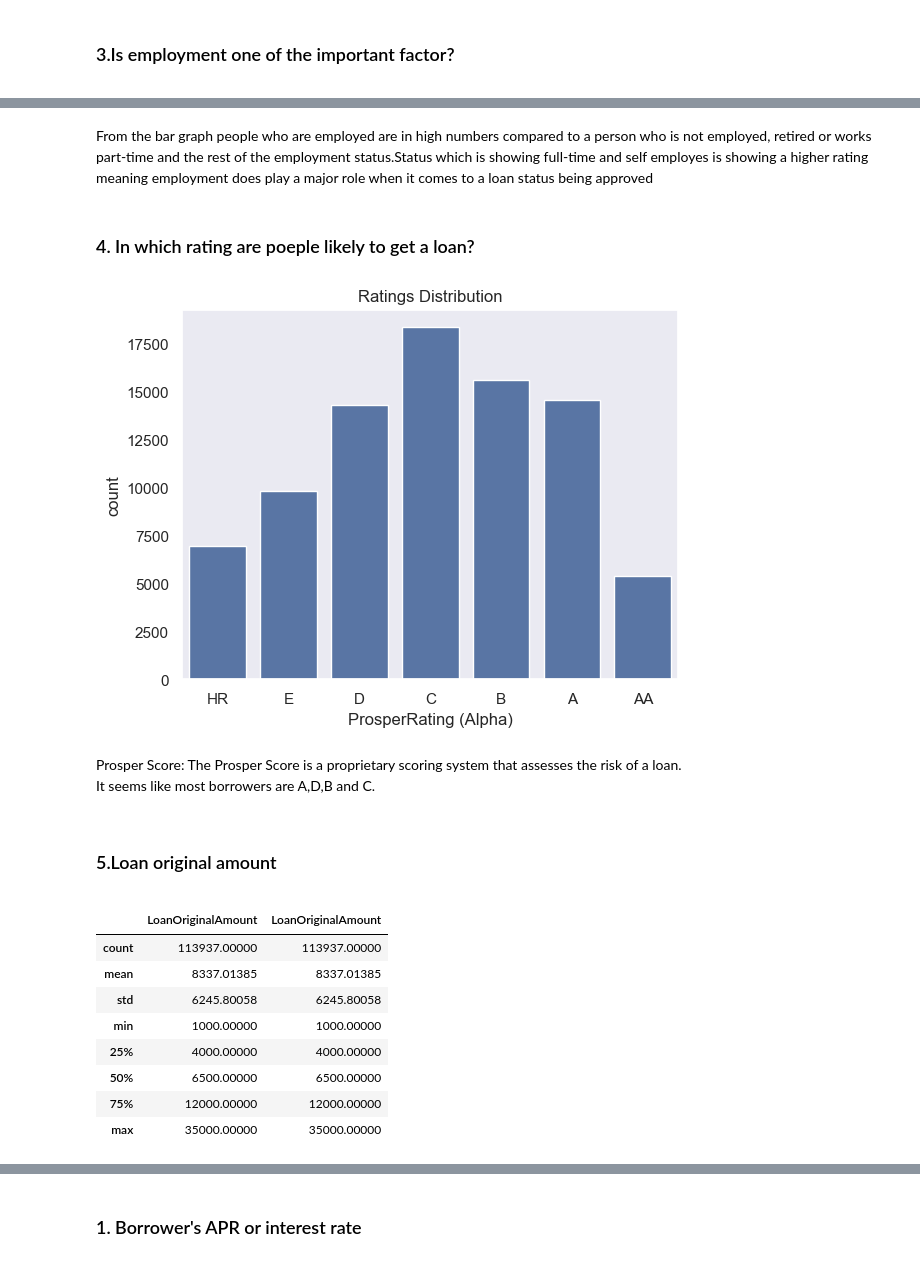
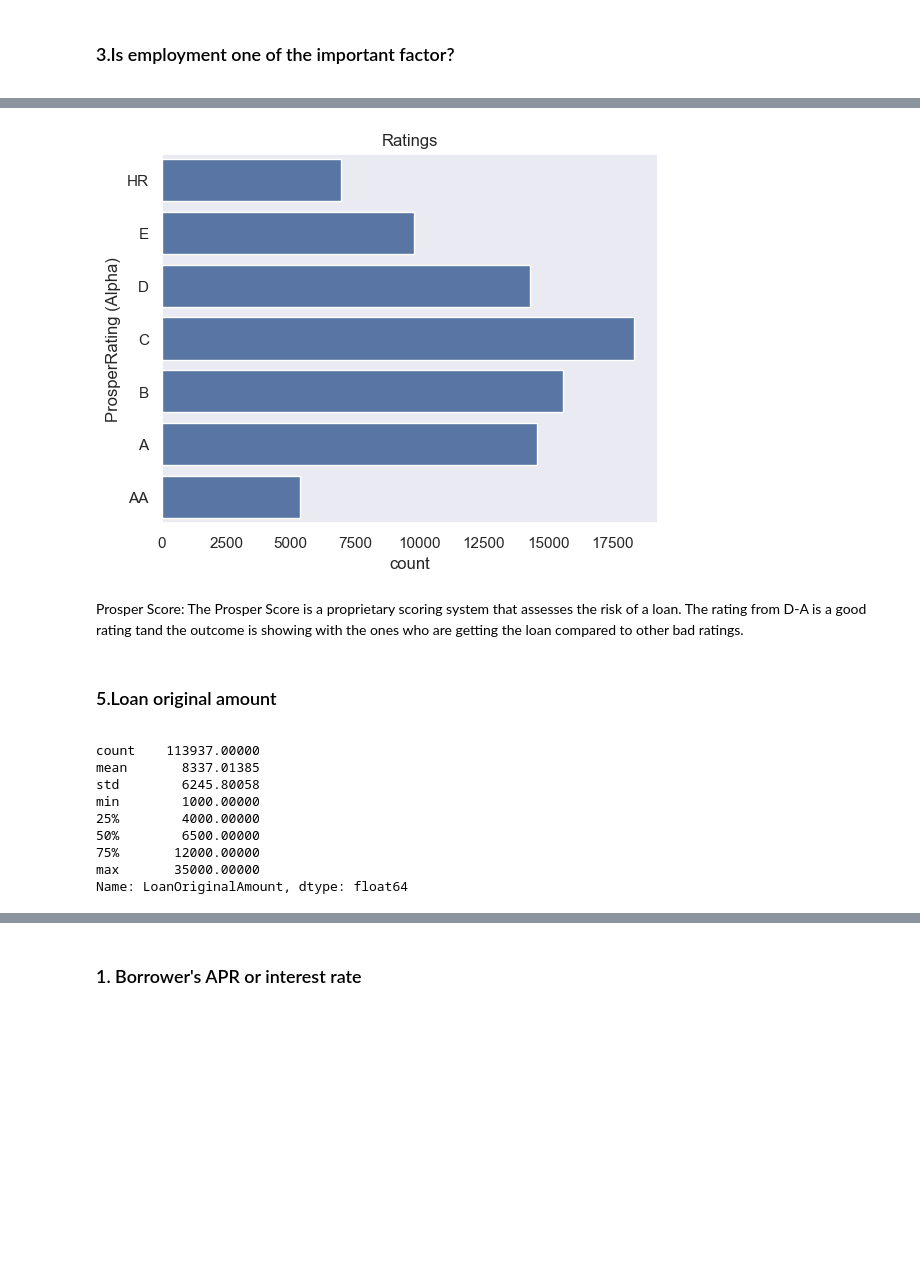
Before and after one commit to malulekel/3-communicate-data-findings, a Jupyter notebook: Part_I_exploration.ipynb, the cells around one changed output, grey strips where cells are left out. Cells and saved outputs as stored; diff of their text form; code cells hidden in the pictures; blank space fills up the shorter version.

```diff
--- a/Part_I_exploration.ipynb
+++ b/Part_I_exploration.ipynb
@@ -286,37 +254,33 @@ plt.grid(False);
-# %% [markdown]
-From the bar graph people who are employed are in high numbers compared to a person who is not employed, retired or works part-time and the rest of the employment status.Status which is showing full-time and self employes is showing a higher rating meaning employment does play a major role when it comes to a loan status being approved
-# %% [markdown]
-### 4. In which rating are poeple likely to get a loan?
 # %%
-# categorical setting the graph
+# set the order of the rating categories
 rating_order = ['HR', 'E', 'D', 'C', 'B', 'A', 'AA']
-ordered_var = pd.api.types.CategoricalDtype(categories = rating_order, ordered = True)
-loan_subset['ProsperRating (Alpha)'] = loan_subset['ProsperRating (Alpha)'].astype(ordered_var)
 
+# create a horizontal bar plot with seaborn
 base_color = sb.color_palette()[0]
-sb.countplot(data = loan_subset, x = 'ProsperRating (Alpha)', color = base_color)
-plt.title('Ratings Distribution')
+sb.countplot(data = ploan, y = 'ProsperRating (Alpha)', color = base_color, order = rating_order)
+
+# set the title and remove the grid
+plt.title('Ratings')
 plt.grid(False);
 # %% [output]
-[figure, old version]
+[figure, new version]
 # %% [markdown]
 <div id="propser" />
 Prosper Score: The Prosper Score is a proprietary scoring system that assesses the risk of a loan.
-
-It seems like most borrowers are A,D,B and C.
+The rating from D-A is a good rating tand the outcome is showing with the ones who are getting the loan compared to other bad ratings.
 # %% [markdown]
 <div id="original-amount" />
 
 ### 5.Loan original amount
 # %%
-loan_subset['LoanOriginalAmount'].describe()
+ploan['LoanOriginalAmount'].describe()
 # %% [output]
-|  | LoanOriginalAmount | LoanOriginalAmount |
-| count | 113937.00000 | 113937.00000 |
-| mean | 8337.01385 | 8337.01385 |
-| std | 6245.80058 | 6245.80058 |
-| min | 1000.00000 | 1000.00000 |
-| 25% | 4000.00000 | 4000.00000 |
-| 50% | 6500.00000 | 6500.00000 |
-| 75% | 12000.00000 | 12000.00000 |
-| max | 35000.00000 | 35000.00000 |
+count    113937.00000
+mean       8337.01385
+std        6245.80058
+min        1000.00000
+25%        4000.00000
+50%        6500.00000
+75%       12000.00000
+max       35000.00000
+Name: LoanOriginalAmount, dtype: float64
```
Also changed, not shown: parts of 72 cells of this notebook, 5 other files.
